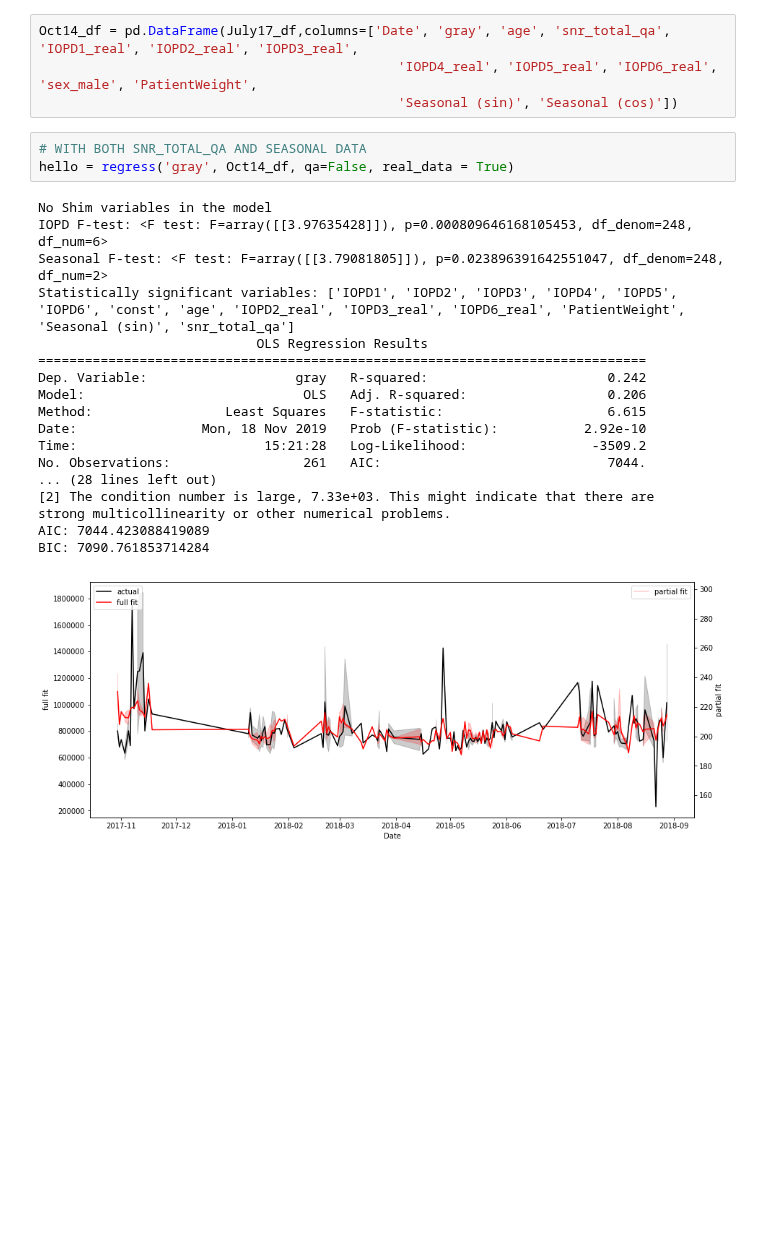
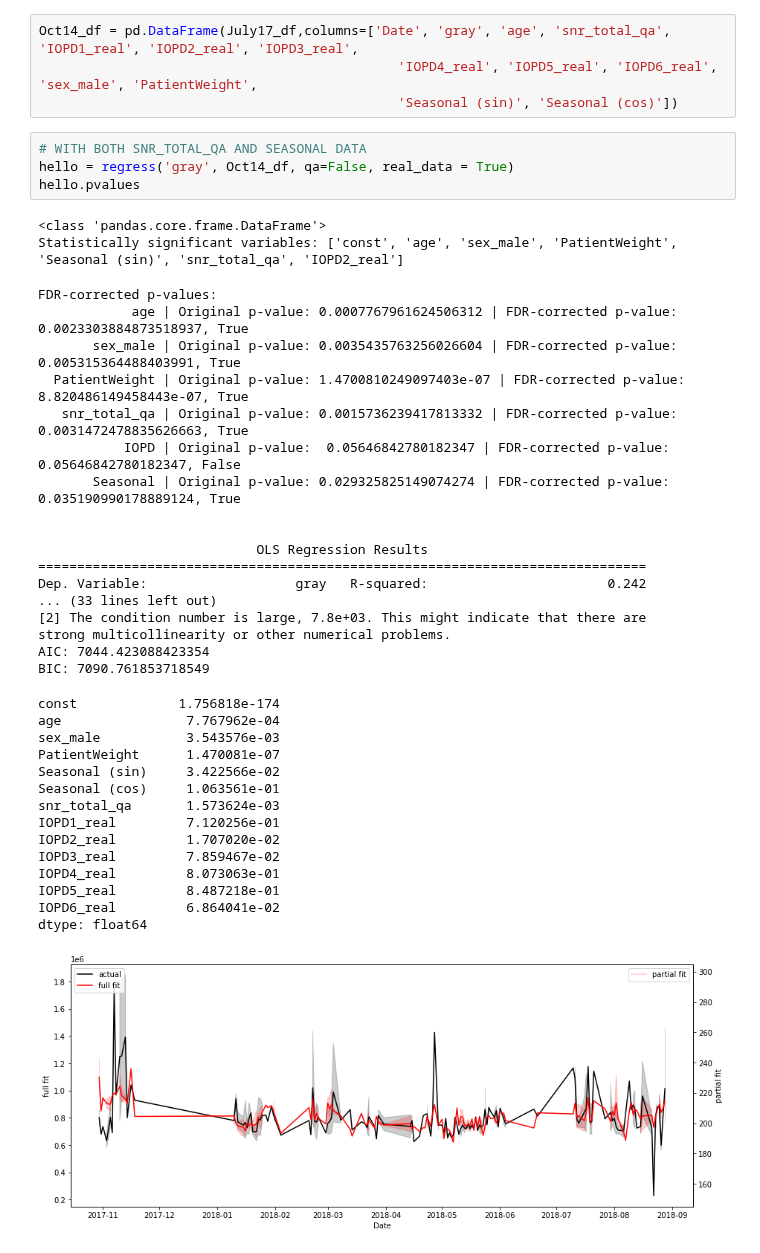
Before and after one commit to proj-nuisance/nuisance, a Jupyter notebook: ipy/nuisance_real_data.ipynb, the cells around one changed output. Saved outputs shown, nothing was run; the diff lists cells and outputs as text; blank space fills up the shorter version.

Commit message:
fdr correction incorporated into regress and updated across phantom and real data

```diff
--- a/ipy/nuisance_real_data.ipynb
+++ b/ipy/nuisance_real_data.ipynb
@@ -104,22 +104,39 @@ Oct14_df = pd.DataFrame(July17_df,columns=['Date', 'gray', 'age', 'snr_total_qa'
 # %%
 # WITH BOTH SNR_TOTAL_QA AND SEASONAL DATA
 hello = regress('gray', Oct14_df, qa=False, real_data = True)
+hello.pvalues
 # %% [output]
-No Shim variables in the model
-IOPD F-test: <F test: F=array([[3.97635428]]), p=0.000809646168105453, df_denom=248, df_num=6>
-Seasonal F-test: <F test: F=array([[3.79081805]]), p=0.023896391642551047, df_denom=248, df_num=2>
-Statistically significant variables: ['IOPD1', 'IOPD2', 'IOPD3', 'IOPD4', 'IOPD5', 'IOPD6', 'const', 'age', 'IOPD2_real', 'IOPD3_real', 'IOPD6_real', 'PatientWeight', 'Seasonal (sin)', 'snr_total_qa']
-                            OLS Regression Results
-==============================================================================
-Dep. Variable:                   gray   R-squared:                       0.242
-Model:                            OLS   Adj. R-squared:                  0.206
-Method:                 Least Squares   F-statistic:                     6.615
-Date:                Mon, 18 Nov 2019   Prob (F-statistic):           2.92e-10
-Time:                        15:21:28   Log-Likelihood:                -3509.2
-No. Observations:                 261   AIC:                             7044.
-... (28 lines left out)
-[2] The condition number is large, 7.33e+03. This might indicate that there are
-strong multicollinearity or other numerical problems.
-AIC: 7044.423088419089
-BIC: 7090.761853714284
+<class 'pandas.core.frame.DataFrame'>
+Statistically significant variables: ['const', 'age', 'sex_male', 'PatientWeight', 'Seasonal (sin)', 'snr_total_qa', 'IOPD2_real']
+FDR-corrected p-values:
+            age | Original p-value: 0.0007767961624506312 | FDR-corrected p-value: 0.0023303884873518937, True
+       sex_male | Original p-value: 0.0035435763256026604 | FDR-corrected p-value: 0.005315364488403991, True
+  PatientWeight | Original p-value: 1.4700810249097403e-07 | FDR-corrected p-value: 8.820486149458443e-07, True
+   snr_total_qa | Original p-value: 0.0015736239417813332 | FDR-corrected p-value: 0.0031472478835626663, True
+           IOPD | Original p-value:  0.05646842780182347 | FDR-corrected p-value: 0.05646842780182347, False
+       Seasonal | Original p-value: 0.029325825149074274 | FDR-corrected p-value: 0.035190990178889124, True
+
+
+                            OLS Regression Results
+==============================================================================
+Dep. Variable:                   gray   R-squared:                       0.242
+... (33 lines left out)
+[2] The condition number is large, 7.8e+03. This might indicate that there are
+strong multicollinearity or other numerical problems.
+AIC: 7044.423088423354
+BIC: 7090.761853718549
+const             1.756818e-174
+age                7.767962e-04
+sex_male           3.543576e-03
+PatientWeight      1.470081e-07
+Seasonal (sin)     3.422566e-02
+Seasonal (cos)     1.063561e-01
+snr_total_qa       1.573624e-03
+IOPD1_real         7.120256e-01
+IOPD2_real         1.707020e-02
+IOPD3_real         7.859467e-02
+IOPD4_real         8.073063e-01
+IOPD5_real         8.487218e-01
+IOPD6_real         6.864041e-02
+dtype: float64
-[figure, old version]
+[figure, new version]
```
Also changed, not shown: parts of 8 cells of this notebook, 2 other files.
